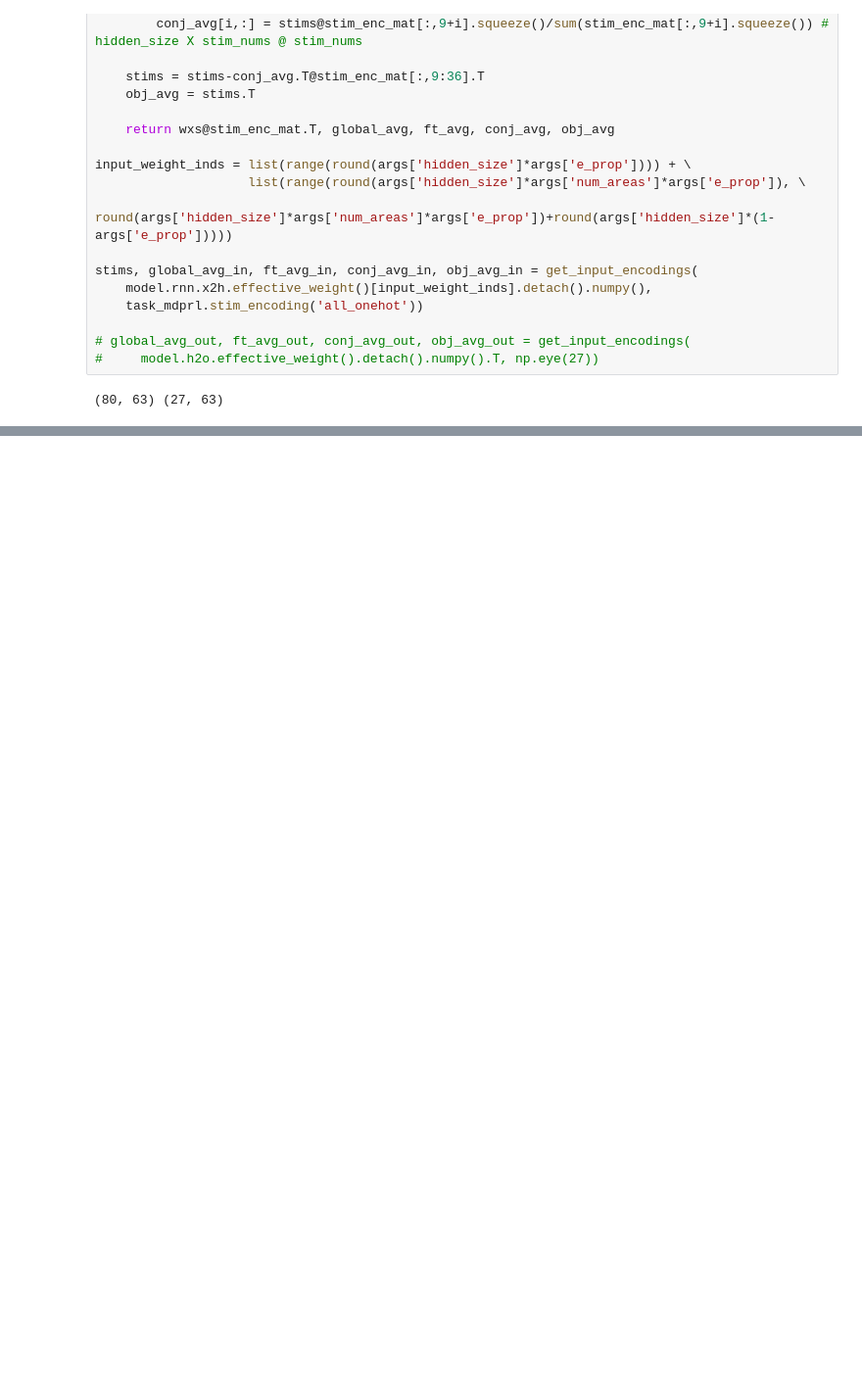
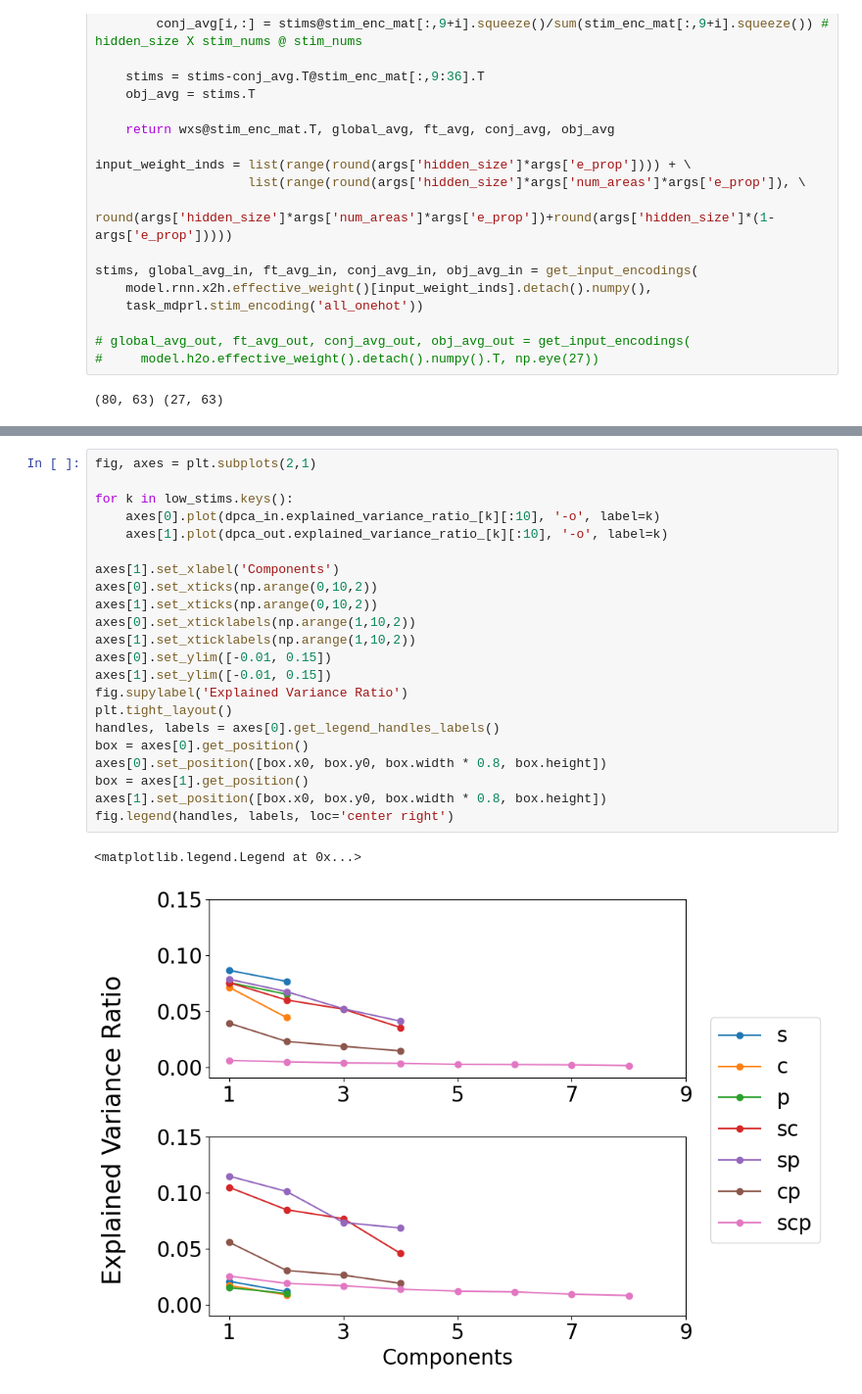
Before and after one commit to slenderham/Attn-WM-RNN, a Jupyter notebook: rnn/plot_main.ipynb, the cells around one changed output, grey strips where cells are left out. Shown at 98% size. Cells and saved outputs as stored; diff of their text form; blank space fills up the shorter version.

```diff
--- a/rnn/plot_main.ipynb
+++ b/rnn/plot_main.ipynb
@@ -554,0 +627,25 @@ plt.imshow(ft_avg_in, cmap='seismic', vmin=-0.5, vmax=0.5)
+# %%
+fig, axes = plt.subplots(2,1)
+
+for k in low_stims.keys():
+    axes[0].plot(dpca_in.explained_variance_ratio_[k][:10], '-o', label=k)
+    axes[1].plot(dpca_out.explained_variance_ratio_[k][:10], '-o', label=k)
+
+axes[1].set_xlabel('Components')
+axes[0].set_xticks(np.arange(0,10,2))
+axes[1].set_xticks(np.arange(0,10,2))
+axes[0].set_xticklabels(np.arange(1,10,2))
+axes[1].set_xticklabels(np.arange(1,10,2))
+axes[0].set_ylim([-0.01, 0.15])
+axes[1].set_ylim([-0.01, 0.15])
+fig.supylabel('Explained Variance Ratio')
+plt.tight_layout()
+handles, labels = axes[0].get_legend_handles_labels()
+box = axes[0].get_position()
+axes[0].set_position([box.x0, box.y0, box.width * 0.8, box.height])
+box = axes[1].get_position()
+axes[1].set_position([box.x0, box.y0, box.width * 0.8, box.height])
+fig.legend(handles, labels, loc='center right')
+# %% [output]
+<matplotlib.legend.Legend at 0x...>
+[figure, added]
```
Also changed, not shown: parts of 38 cells of this notebook, 1 other file.
